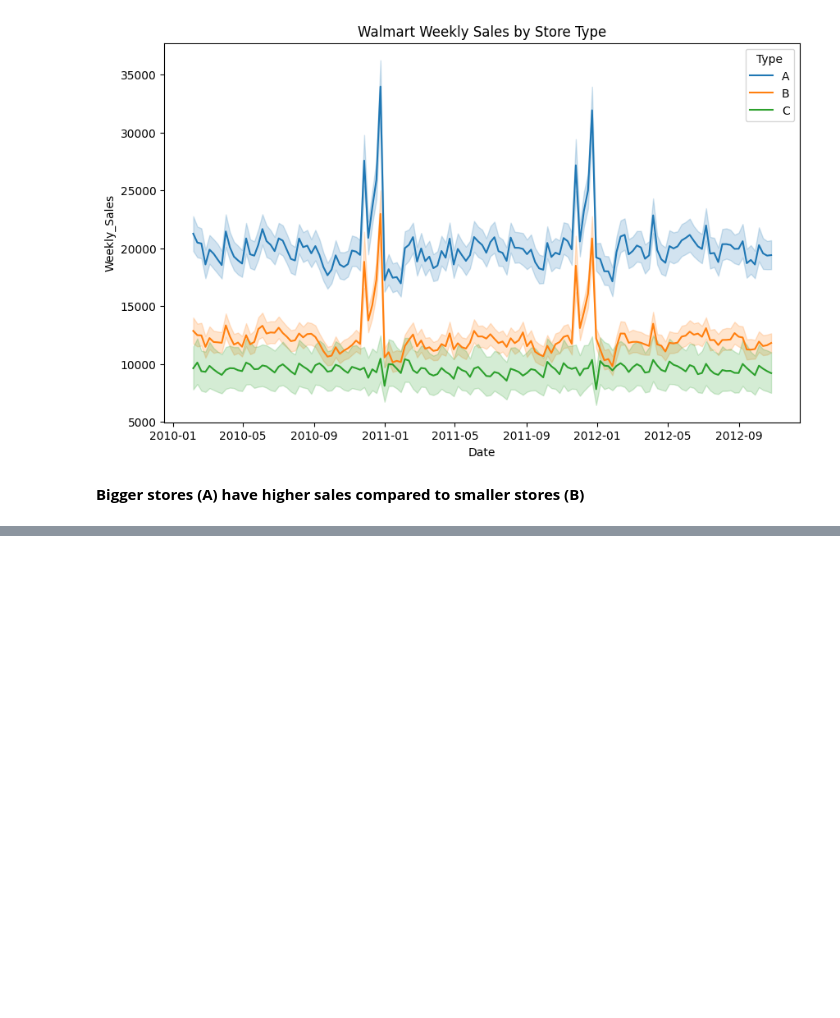
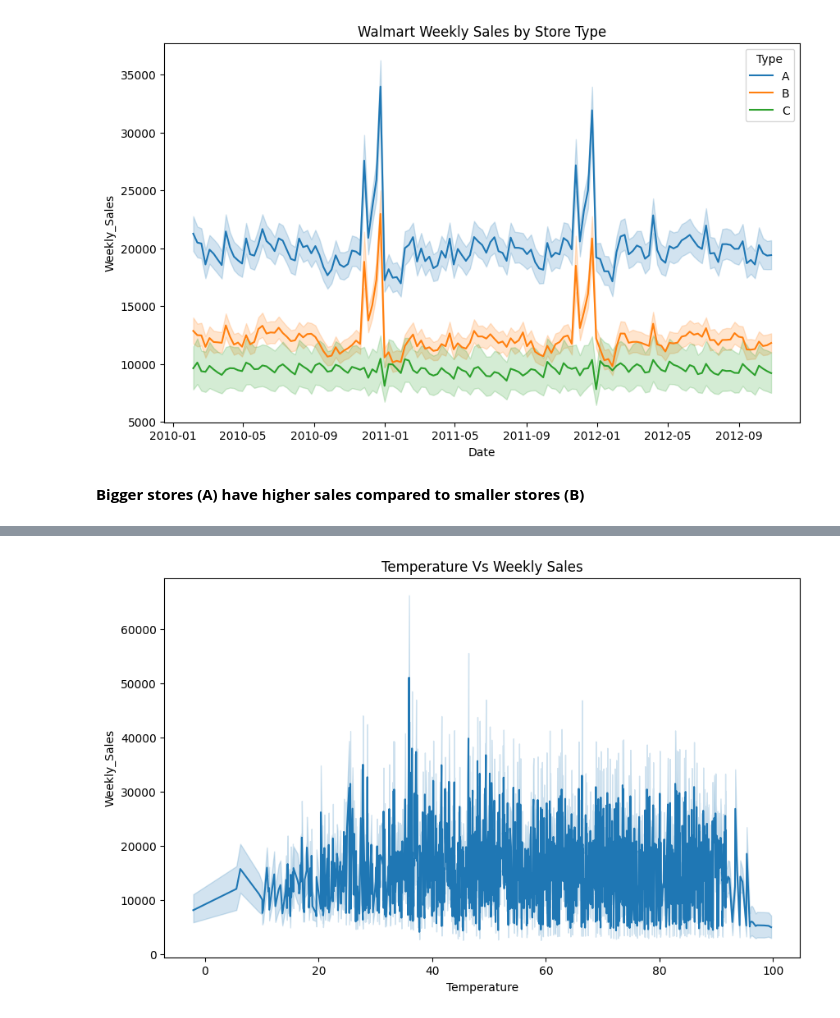
Before and after one commit to Neeraj-Prakash/Sales-Forecast-Time-Series-Analysis, a Jupyter notebook: 01 - EDA.ipynb, the cells around one changed output, grey strips where cells are left out. Drawn from its saved outputs; the diff is of its cells as text; code cells hidden in the pictures; blank space fills up the shorter version.

```diff
--- a/01 - EDA.ipynb
+++ b/01 - EDA.ipynb
@@ -276,0 +305,10 @@ plt.show()
+# %%
+plt.figure(figsize=(10,6))
+sns.lineplot(data=fpdf.loc[(pdf.index >'2011-01-01') & (pdf.index<'2011-12-31')],
+             x='Temperature',
+             y='Weekly_Sales',
+            ).set_title('Temperature Vs Weekly Sales')
+#plt.ylim(0,200000)
+plt.show()
+# %% [output]
+[figure, added]
```
Also changed, not shown: parts of 15 cells of this notebook.
